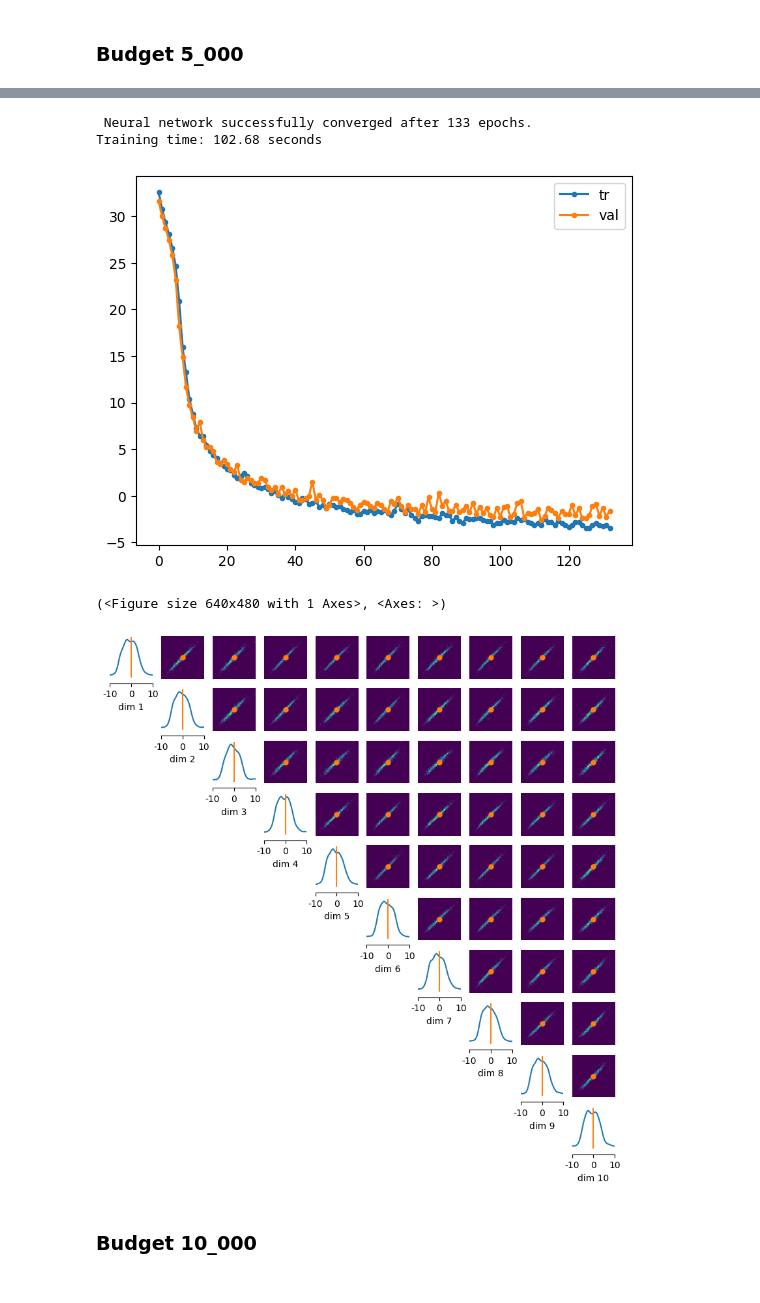
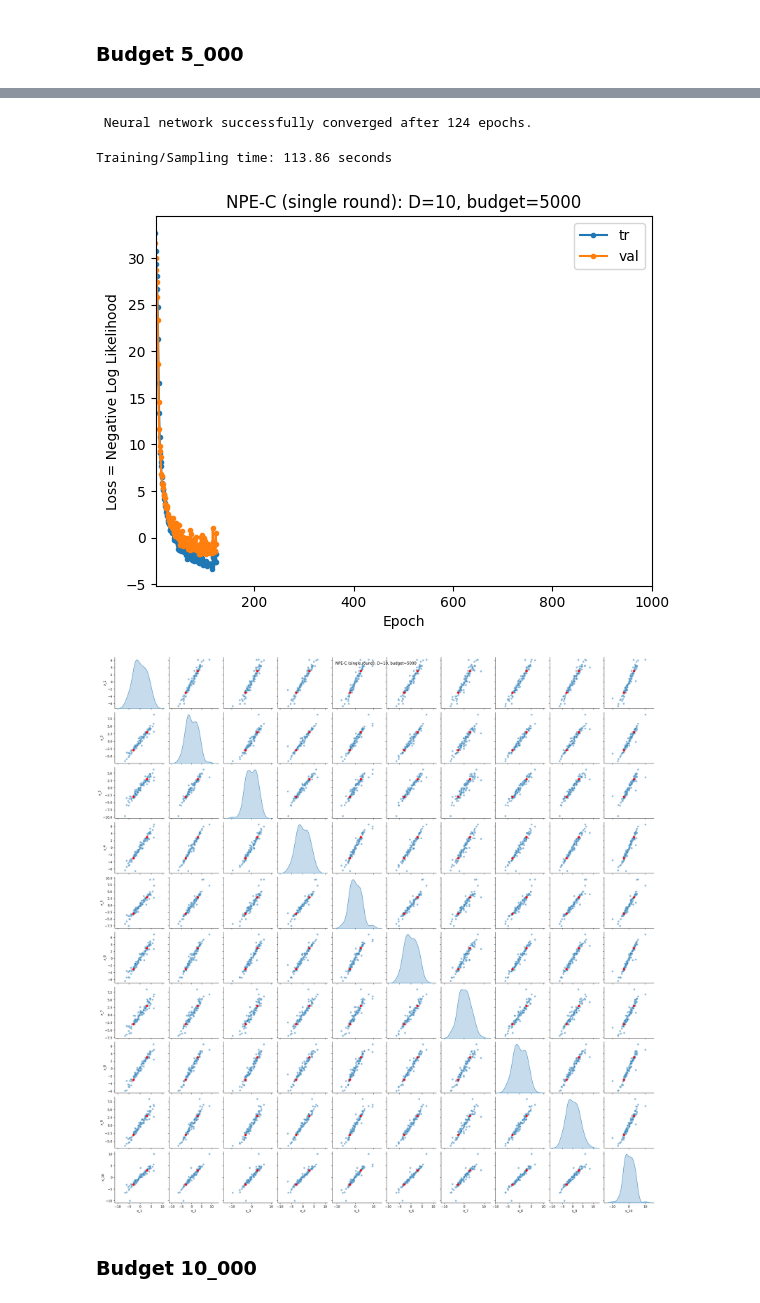
Before and after one commit to TheodoraChrysoula/sbi, a Jupyter notebook: notebooks/bimodal_npe_c.ipynb, the cells around one changed output, grey strips where cells are left out. Saved outputs shown, nothing was run; the diff lists cells and outputs as text; code cells hidden in the pictures.

```diff
--- a/notebooks/bimodal_npe_c.ipynb
+++ b/notebooks/bimodal_npe_c.ipynb
@@ -153,10 +160,9 @@ npe_c_single_round.plot_posterior_samples(subset_dims=subset_dims, limits=limits
 ## D= 10
 # %%
 D = 10
-subset_dims = [i for i in range(D)]
-limits = [-10, 10]
+sim = lfi.simulators.BimodalGaussian(sigma_noise=0.1)
+prior = lfi.priors.UniformPrior(low=-10, high=10, dim=D)
+observation = np.zeros((1, D))
+posterior_modes = np.ones((2, D))
+posterior_modes[0, :] = -3.
+posterior_modes[1, :] = 3.
-# %%
-sim = lfi.simulators.BimodalGaussian(sigma_noise=0.1)
-prior = lfi.priors.UniformPrior(low=-10, high=10, dim=D)
-observation = np.zeros(D)
-prior_sbi = prior.sbi_uniform()
@@ -171,9 +177,8 @@ density_estimator_fun = sbi.neural_nets.posterior_nn(
 # %%
-npe_c_single_round = lfi.utils.SingleRoundNPEC(
-    prior=prior_sbi,
+inference = lfi.inference.from_sbi.NPECSingleRound(
+    prior=prior.return_sbi_object(),
     simulator=sim.sample_pytorch,
     observation=observation,
-    density_estimator=density_estimator_fun
 )
 # %% [markdown]
 ### Budget 5_000
@@ -180,19 +190,27 @@ npe_c_single_round = lfi.utils.SingleRoundNPEC(
 # %%
-tic = timeit.default_timer()
-npe_c_single_round.train(simulation_budget=5_000)
-toc = timeit.default_timer()
-print(f"\nTraining time: {toc - tic:.2f} seconds")
+simulation_budget = 5_000
+num_samples = 100
+samples, time = inference.fit_and_sample(
+    budget=simulation_budget,
+    num_samples=num_samples,
+    density_estimator=density_estimator_fun
+)
 # %% [output]
- Neural network successfully converged after 133 epochs.
-Training time: 102.68 seconds
+ Neural network successfully converged after 124 epochs.
+Training/Sampling time: 113.86 seconds
 # %%
-npe_c_single_round.plot_training_summary()
+fig, ax = inference.plot_training_summary(budget=simulation_budget)
 # %% [output]
-[figure, old version]
+[figure, new version]
-(<Figure size 640x480 with 1 Axes>, <Axes: >)
 # %%
-npe_c_single_round.plot_posterior_samples(subset_dims=subset_dims, limits=limits)
+g = inference.plot_posterior_samples(
+    samples=samples,
+    budget=simulation_budget,
+    posterior_modes=posterior_modes,
+    subset_dims=[d for d in range(D)],
+    limits=torch.tensor([-10, 10.]).repeat(D, 1),
+)
 # %% [output]
-[figure, old version]
+[figure, new version]
 # %% [markdown]
 ### Budget 10_000
```
Also changed, not shown: parts of 34 cells of this notebook, 22 other files.
